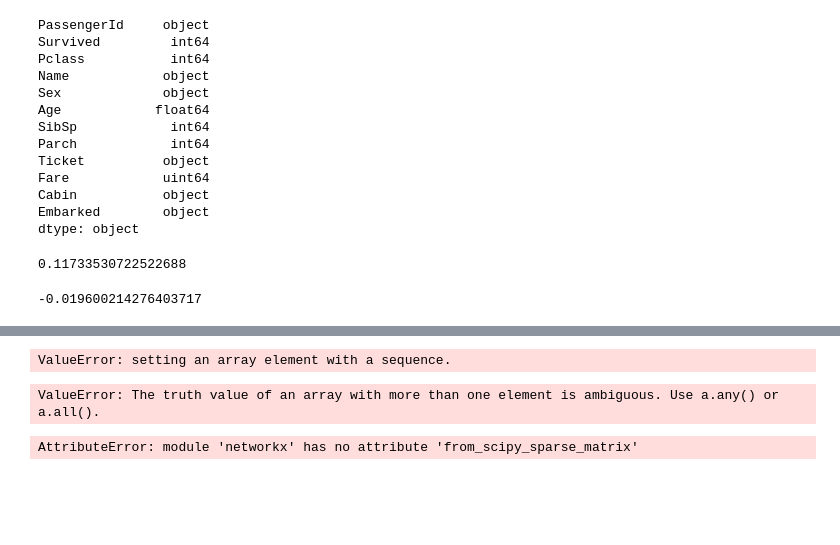
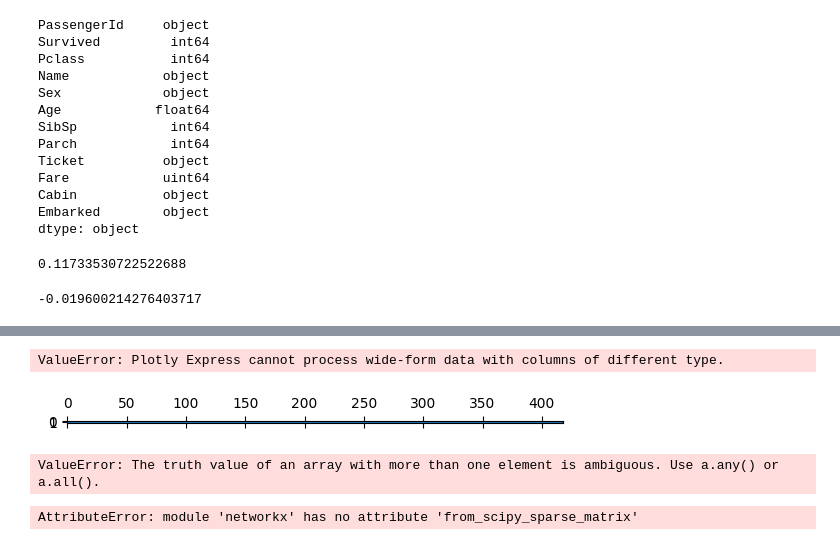
Before and after one commit to Murad460/Data_Science_Projects, a Jupyter notebook: titanic-data-analysis.ipynb, the cells around one changed output, grey strips where cells are left out. Drawn from its saved outputs; the diff is of its cells as text; code cells hidden in the pictures; blank space fills up the shorter version.

Commit message:
Kaggle Notebook | Titanic_Data_analysis | Version 6

```diff
--- a/titanic-data-analysis.ipynb
+++ b/titanic-data-analysis.ipynb
@@ -221,8 +246,13 @@ ValueError: setting an array element with a sequence.
+# %%
+fig = px.bar(df)
+fig.show()
+# %% [output]
+ValueError: Plotly Express cannot process wide-form data with columns of different type.
 # %%
-plt.spy(df.any(), markersize=10)
+plt.spy([df["Fare"],df["Survived"]], markersize=10)
 plt.show()
 # %% [output]
-ValueError: setting an array element with a sequence.
+[figure, added]
 # %%
 sns.pairplot(df)
 # %% [output]
```
Also changed, not shown: parts of 5 cells of this notebook.
